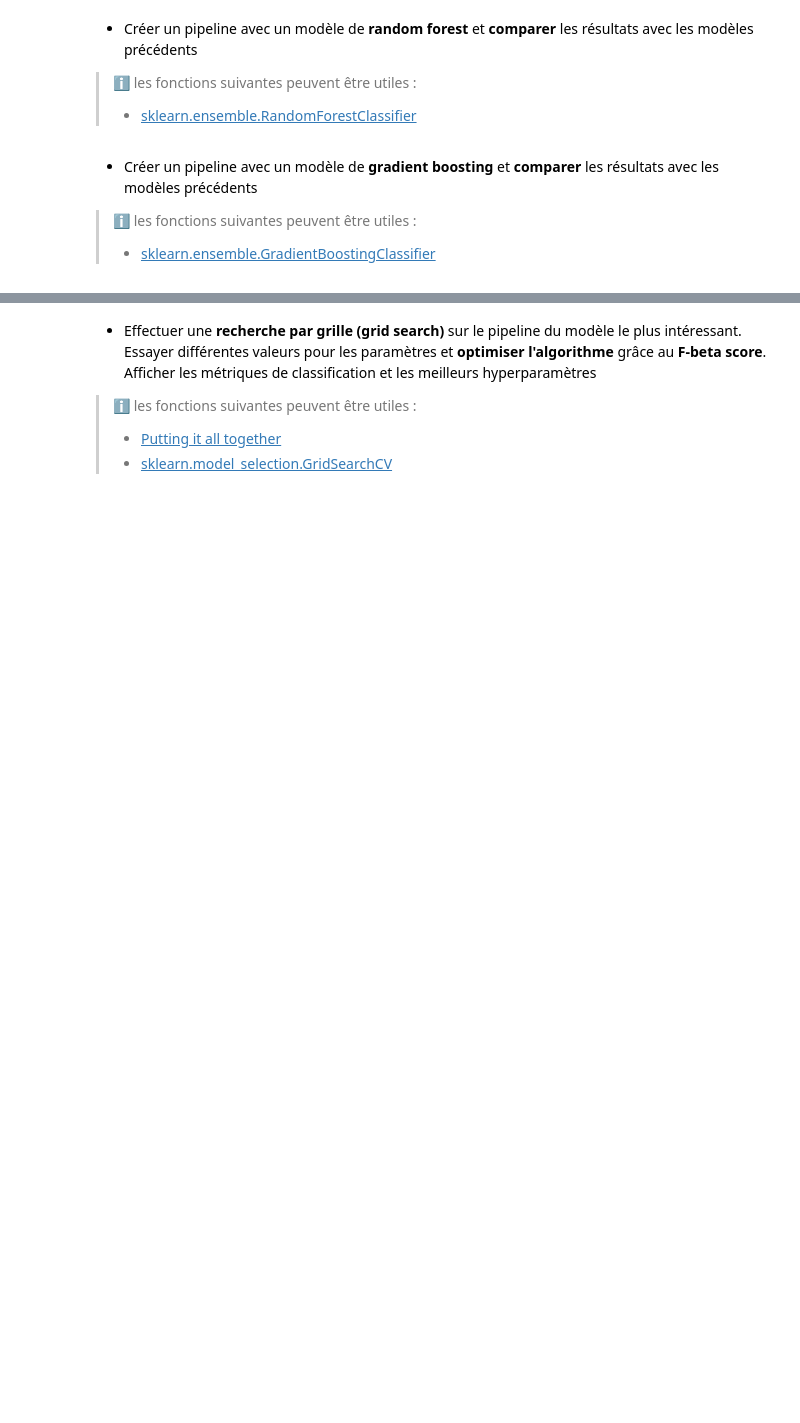
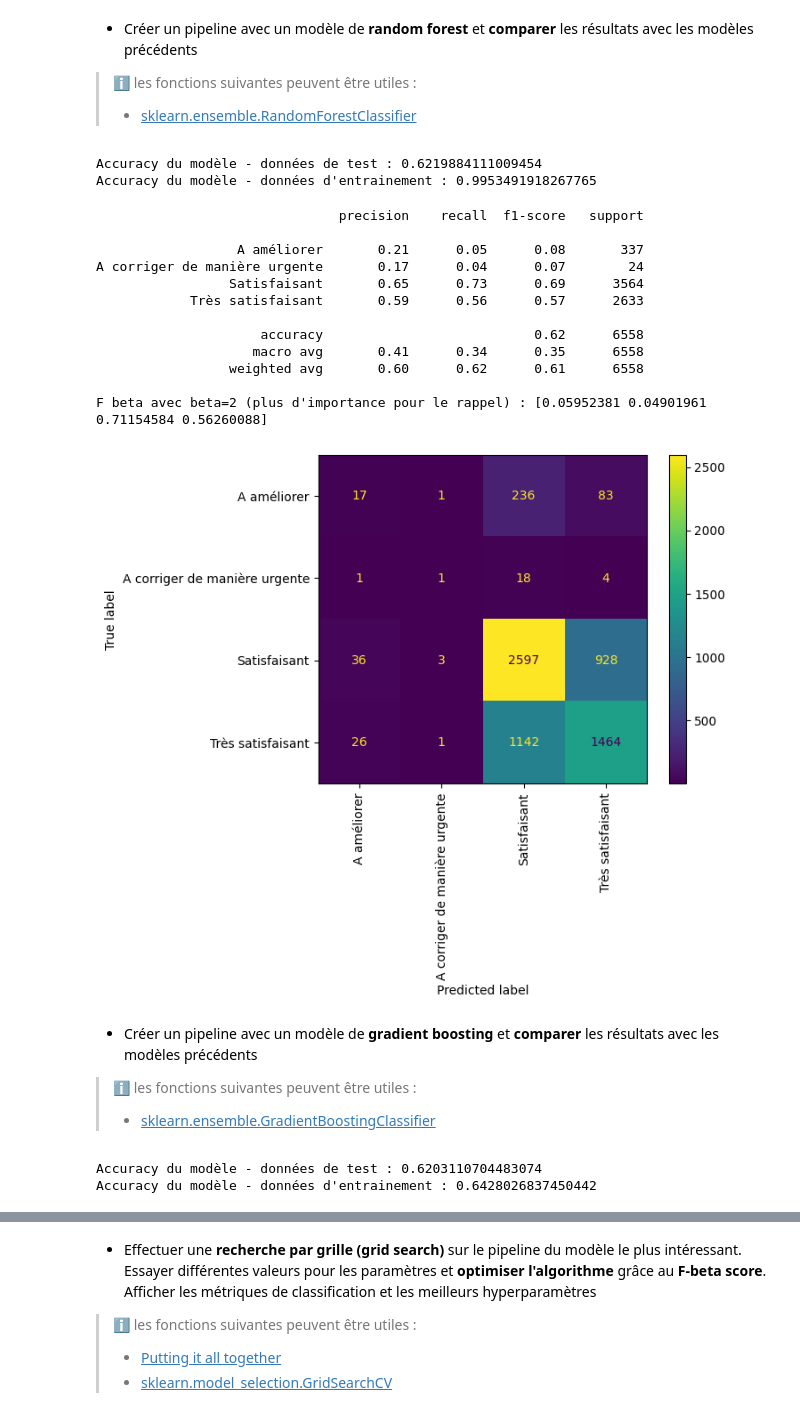
Before and after one commit to Pierre-Loic/Formation-DA-GEM-2022, a Jupyter notebook: Semaine_4_02-01_05-01/Activite_1_classification_corrige.ipynb, the cells around one changed output, grey strips where cells are left out. Drawn from its saved outputs; the diff is of its cells as text; code cells hidden in the pictures; blank space fills up the shorter version.

```diff
--- a/Semaine_4_02-01_05-01/Activite_1_classification_corrige.ipynb
+++ b/Semaine_4_02-01_05-01/Activite_1_classification_corrige.ipynb
@@ -630,3 +672,24 @@ F beta avec beta=2 (plus d'importance pour le rappel) : [0.         0.         0
+# %%
+rf_clf = train_pipeline(RandomForestClassifier)
+# %% [output]
+Accuracy du modèle - données de test : 0.6219884111009454
+Accuracy du modèle - données d'entrainement : 0.9953491918267765
+# %%
+show_metrics(rf_clf)
+# %% [output]
+                               precision    recall  f1-score   support
+
+                  A améliorer       0.21      0.05      0.08       337
+A corriger de manière urgente       0.17      0.04      0.07        24
+                 Satisfaisant       0.65      0.73      0.69      3564
+            Très satisfaisant       0.59      0.56      0.57      2633
+
+                     accuracy                           0.62      6558
+                    macro avg       0.41      0.34      0.35      6558
+                 weighted avg       0.60      0.62      0.61      6558
+
+F beta avec beta=2 (plus d'importance pour le rappel) : [0.05952381 0.04901961 0.71154584 0.56260088]
+[figure, added]
 # %% [markdown]
 - Créer un pipeline avec un modèle de **gradient boosting** et **comparer** les résultats avec les modèles précédents
 
@@ -636,0 +700,5 @@ F beta avec beta=2 (plus d'importance pour le rappel) : [0.         0.         0
+# %%
+rf_gdb = train_pipeline(GradientBoostingClassifier)
+# %% [output]
+Accuracy du modèle - données de test : 0.6203110704483074
+Accuracy du modèle - données d'entrainement : 0.6428026837450442
```
Also changed, not shown: parts of 35 cells of this notebook, 2 other files.
